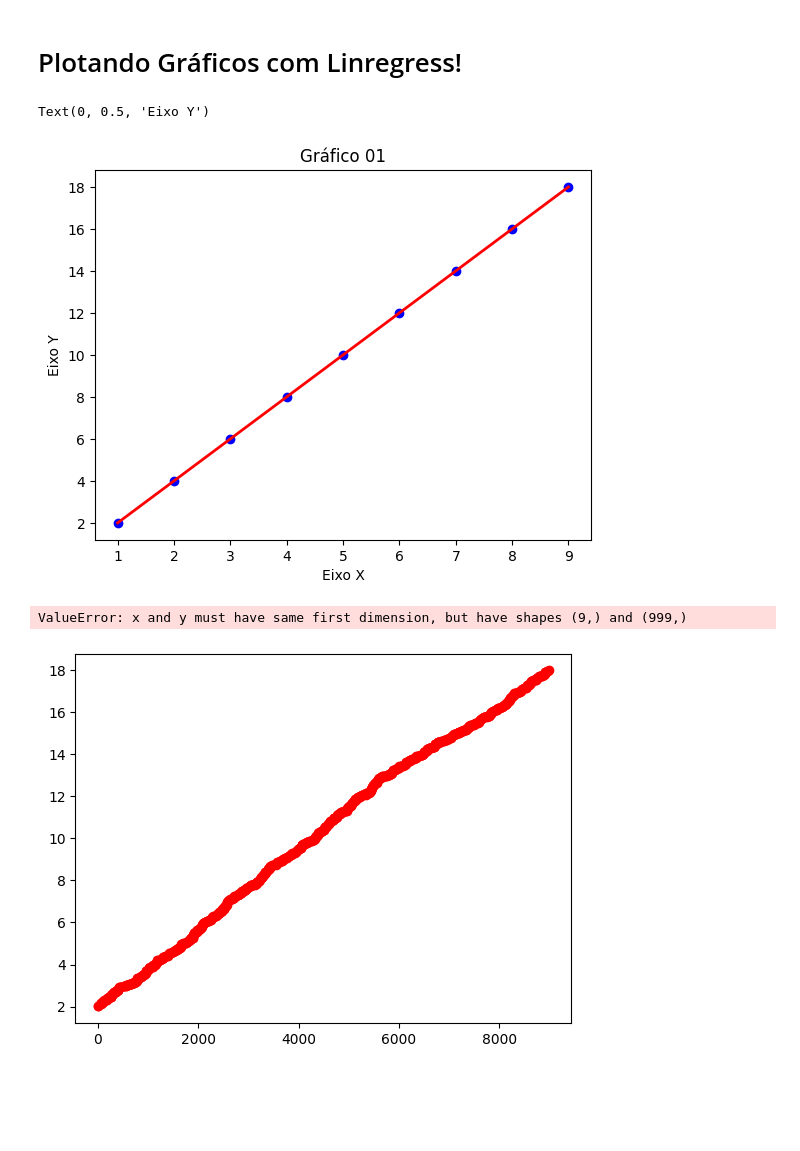
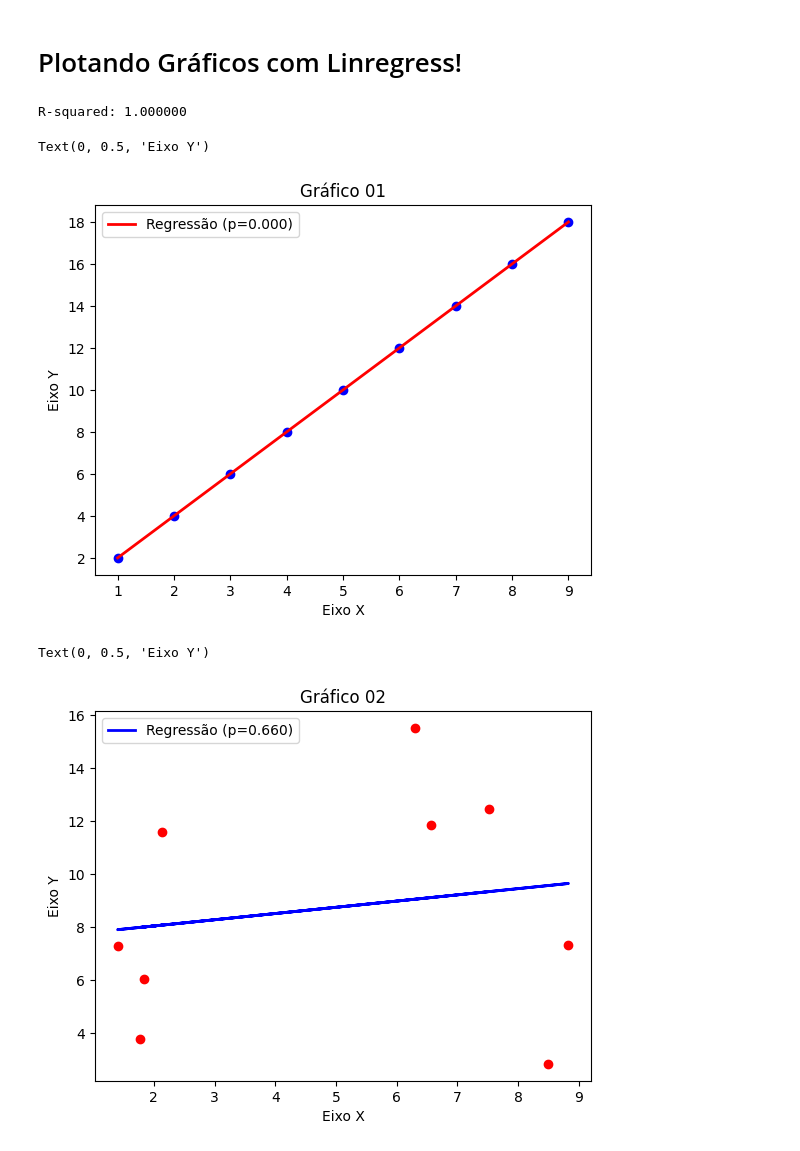
Before and after one commit to BryanYunche/Confidence-intervals_correlation_P-value_Claudomiro-Atividade-02, a Jupyter notebook: Atividade-02-parte-01.ipynb, the cells around one changed output. Drawn from its saved outputs; the diff is of its cells as text; code cells hidden in the pictures; blank space fills up the shorter version.

```diff
--- a/Atividade-02.ipynb
+++ b/Atividade-02-parte-01.ipynb
@@ -83,44 +90,48 @@ Base teórica:
 # Gráfico 01
 
 # Usando a Função linregress
-slope_1, intercept_1, rvalue_1, p_Value_1, std_err_1 = linregress(x1, y1)
+res_1 = stats.linregress(x1, y1)
 
 # Fórmula da equação geral da y = ax + b
+print(f"R-squared: {res_1.rvalue**2:.6f}")
 
-reta_1 = slope_1 * x1 + intercept_1
+reta_1 = res_1.slope * x1 + res_1.intercept
+
 # Plot do gráico
 plt.scatter(x1, y1, color='blue')
 
 # Plotando a reta da regressão
-plt.plot(x1, reta_1, color='red', linewidth=2, label=f'Regressão (p={p_Value_1:.3f})')
+plt.plot(x1, reta_1, color='red', linewidth=2, label=f'Regressão (p={res_1.pvalue:.3f})')
 
 
 plt.title("Gráfico 01")
+plt.legend()
 plt.xlabel("Eixo X")
 plt.ylabel("Eixo Y")
 # %% [output]
-Text(0, 0.5, 'Eixo Y')
+R-squared: 1.000000
+Text(0, 0.5, 'Eixo Y')
-[figure, old version]
+[figure, new version]
 # %%
 # Gráfico 02
 
-# Usando a Função linregress
-slope_2, intercept_2, rvalue_2, p_Value_2, std_err_2 = linregress(x2, y2)
+# Usando a Função linregress com stats garante que eu estou pegando os valores corretamente
+res_2 = stats.linregress(x2, y2)
 
 # Fórmula da equação geral da y = ax + b
-
-reta_2 = slope_2 * x2 + intercept_2
+reta_2 = res_2.slope * x2 + res_2.intercept
 
 # Plot do gráico
 plt.scatter(x2, y2, color='red')
 
 # Plotando a reta da regressão
-plt.plot(x1, reta_2, color='blue', linewidth=2, label=f'Regressão (p={p_Value_1:.3f})')
+plt.plot(x2, reta_2, color='blue', linewidth=2, label=f'Regressão (p={res_2.pvalue:.3f})')
 
 
 plt.title("Gráfico 02")
+plt.legend()
 plt.xlabel("Eixo X")
 plt.ylabel("Eixo Y")
 # %% [output]
-ValueError: x and y must have same first dimension, but have shapes (9,) and (999,)
+Text(0, 0.5, 'Eixo Y')
-[figure, old version]
+[figure, new version]
```
Also changed, not shown: parts of 2 cells of this notebook, 3 other files.
